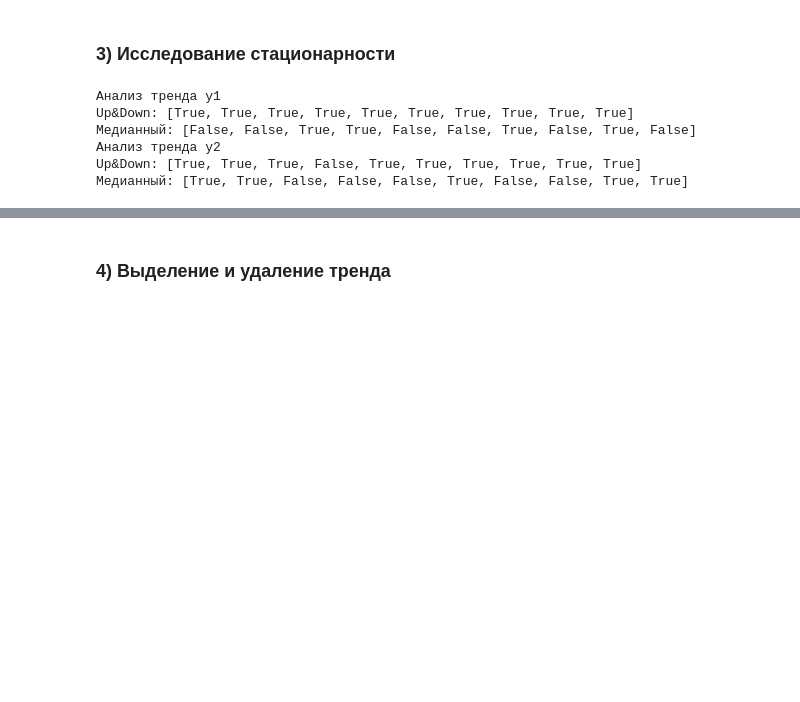
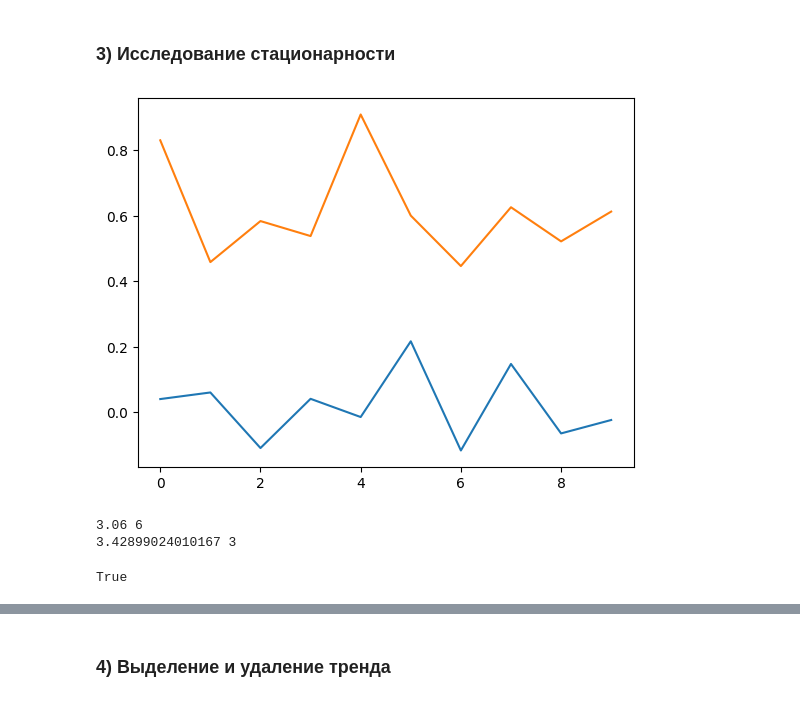
Before and after one commit to EngoyanSY/MAODI, a Jupyter notebook: LR1/LR1.ipynb, the cells around one changed output, grey strips where cells are left out. Cells and saved outputs as stored; diff of their text form; code cells hidden in the pictures; blank space fills up the shorter version.

```diff
--- a/LR1/LR1.ipynb
+++ b/LR1/LR1.ipynb
@@ -263,17 +199,0 @@ def series_analys(X, n):
-# %%
-n = 50
-print('Анализ тренда y1')
-udt, mt = series_analys(y1_clean, n)
-print('Up&Down:', udt)
-print('Медианный:', mt)
-print('Анализ тренда y2')
-udt, mt = series_analys(y2_clean, n)
-print('Up&Down:', udt)
-print('Медианный:', mt)
-# %% [output]
-Анализ тренда y1
-Up&Down: [True, True, True, True, True, True, True, True, True, True]
-Медианный: [False, False, True, True, False, False, True, False, True, False]
-Анализ тренда y2
-Up&Down: [True, True, True, False, True, True, True, True, True, True]
-Медианный: [True, True, False, False, False, True, False, False, True, True]
@@ -280,3 +223,28 @@ Up&Down: [True, True, True, False, True, True, True, True, True, True]
+# %%
+def means_50(Y):
+    means = []
+    for i in range(10):
+        means.append(np.mean(Y[i*50:(i+1)*50]))
+    return means
+
+def vars_50(Y):
+    vars = []
+    for i in range(10):
+        vars.append(np.var(Y[i*50:(i+1)*50]))
+    return vars
+# %%
+t10 = np.arange(10)
+plt.plot(t10, means_50(y1_clean))
+plt.plot(t10, vars_50(y1_clean))
+plt.show()
+# %% [output]
+[figure, added]
+# %%
+median_test(vars_50(y2_clean))
+# %% [output]
+3.06 6
+3.42899024010167 3
+True
 # %%
 def AKF(X, k):
     # Оценка автокорреляционной функции
```
Also changed, not shown: parts of 18 cells of this notebook.
